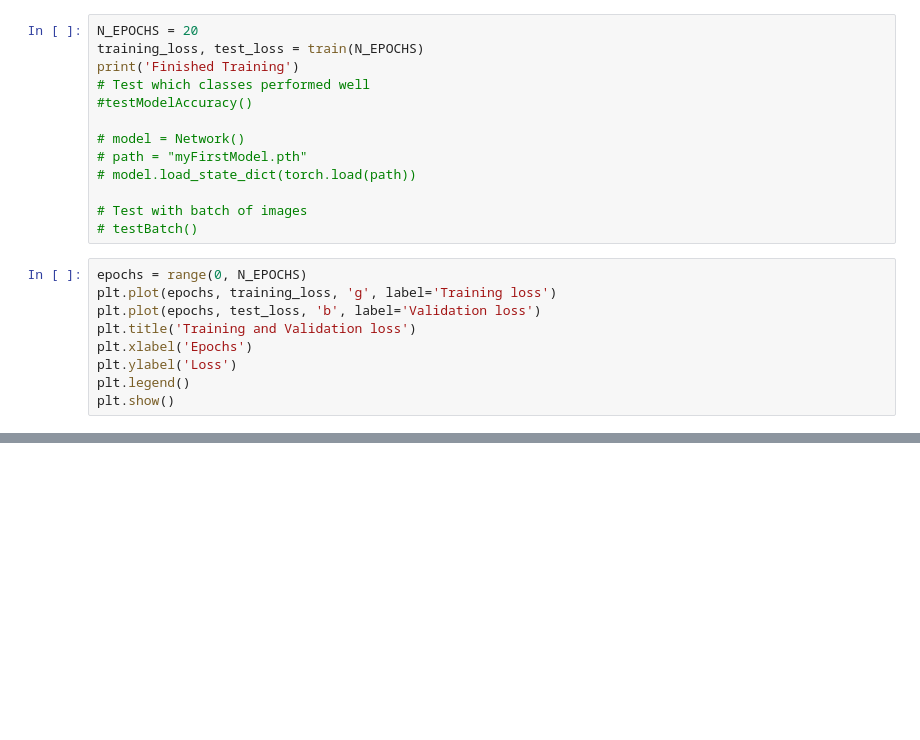
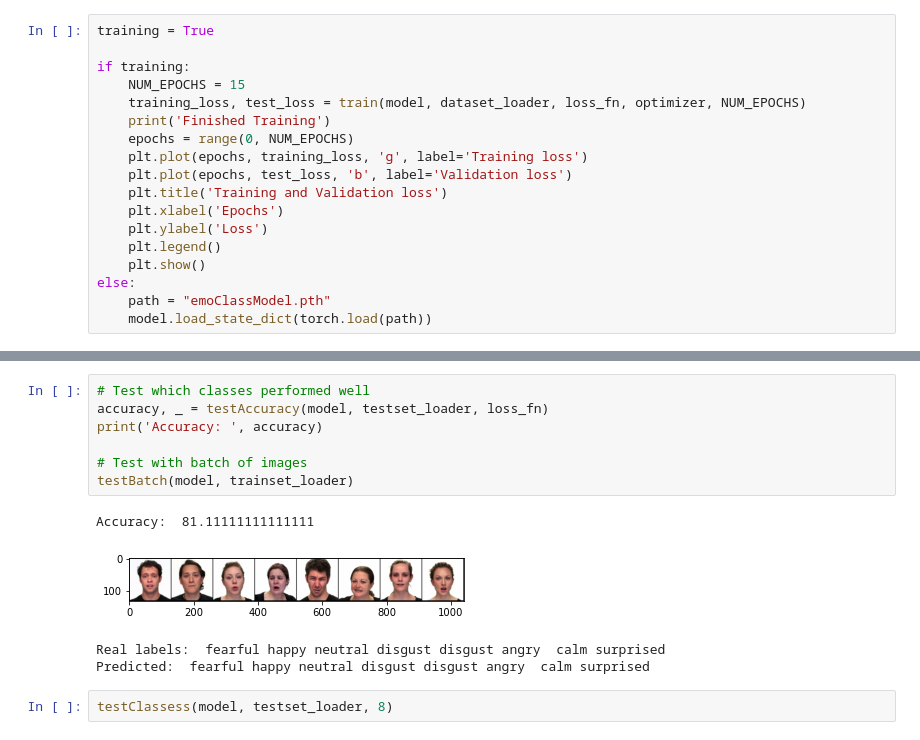
Before and after one commit to Ale-Ba2lero/Multimodal-Emotion-Analysis, a Jupyter notebook: face_emotion_classifier.ipynb, the cells around one changed output, grey strips where cells are left out. Cells and saved outputs as stored; diff of their text form; blank space fills up the shorter version.

Commit message:
cnn model bugfix

```diff
--- a/face_emotion_classifier.ipynb
+++ b/face_emotion_classifier.ipynb
@@ -375,22 +62,18 @@ def train(num_epochs):
-# %%
-N_EPOCHS = 20
-training_loss, test_loss = train(N_EPOCHS)
-print('Finished Training')
-# Test which classes performed well
-#testModelAccuracy()
-
-# model = Network()
-# path = "myFirstModel.pth"
-# model.load_state_dict(torch.load(path))
-
-# Test with batch of images
-# testBatch()
 # %%
-epochs = range(0, N_EPOCHS)
-plt.plot(epochs, training_loss, 'g', label='Training loss')
-plt.plot(epochs, test_loss, 'b', label='Validation loss')
-plt.title('Training and Validation loss')
-plt.xlabel('Epochs')
-plt.ylabel('Loss')
-plt.legend()
-plt.show()
+training = True
+
+if training:
+    NUM_EPOCHS = 15
+    training_loss, test_loss = train(model, dataset_loader, loss_fn, optimizer, NUM_EPOCHS)
+    print('Finished Training')
+    epochs = range(0, NUM_EPOCHS)
+    plt.plot(epochs, training_loss, 'g', label='Training loss')
+    plt.plot(epochs, test_loss, 'b', label='Validation loss')
+    plt.title('Training and Validation loss')
+    plt.xlabel('Epochs')
+    plt.ylabel('Loss')
+    plt.legend()
+    plt.show()
+else:
+    path = "emoClassModel.pth"
+    model.load_state_dict(torch.load(path))
@@ -396,0 +95,14 @@ plt.show()
+# %%
+# Test which classes performed well
+accuracy, _ = testAccuracy(model, testset_loader, loss_fn)
+print('Accuracy: ', accuracy)
+
+# Test with batch of images
+testBatch(model, trainset_loader)
+# %% [output]
+Accuracy:  81.11111111111111
+[figure, added]
+Real labels:  fearful happy neutral disgust disgust angry  calm surprised
+Predicted:  fearful happy neutral disgust disgust angry  calm surprised
+# %%
+testClassess(model, testset_loader, 8)
```
Also changed, not shown: parts of 16 cells of this notebook, 1 other file.
